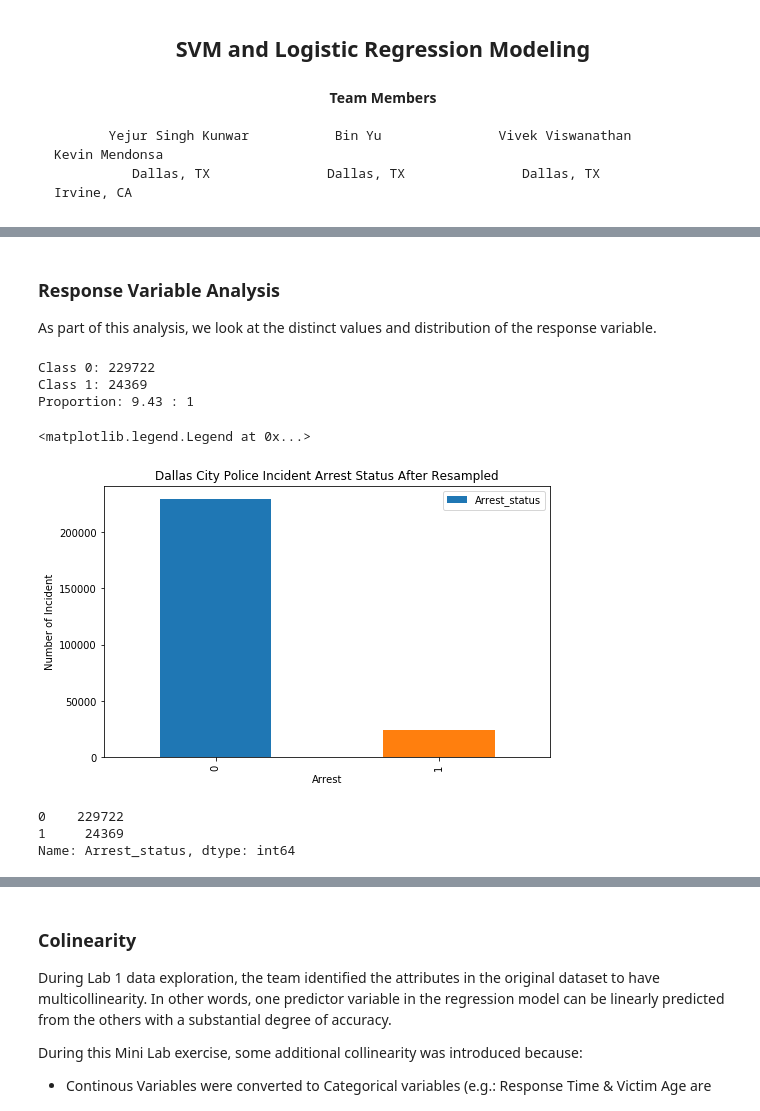
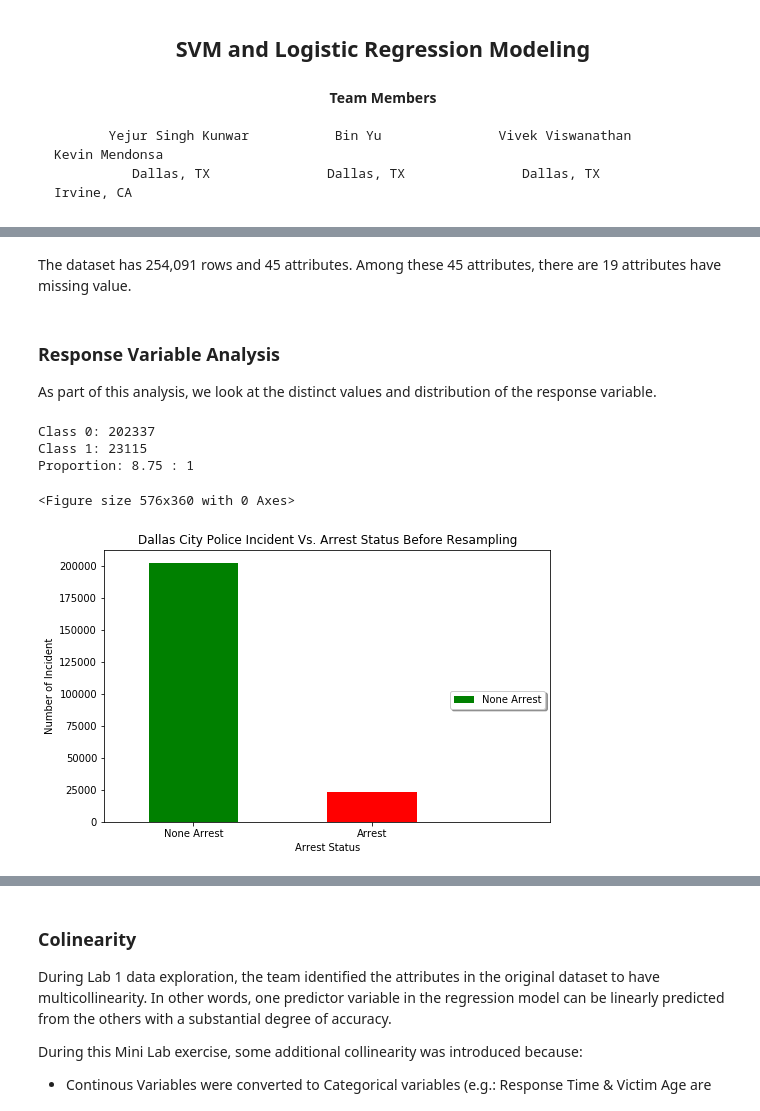
Before and after one commit to chaoshunh/MSDS7331-Data-Mining, a Jupyter notebook: In_depth_full/MINI LAB- OCT 4.ipynb, the cells around one changed output, grey strips where cells are left out. Saved outputs shown, nothing was run; the diff lists cells and outputs as text; code cells hidden in the pictures.

```diff
--- a/In_depth_full/MINI LAB- OCT 4.ipynb
+++ b/In_depth_full/MINI LAB- OCT 4.ipynb
@@ -107 +131,3 @@ Longitude                    9755
 dtype: int64
+# %% [markdown]
+The dataset has 254,091 rows and 45 attributes. Among these 45 attributes, there are 19 attributes have missing value.
@@ -111,32 +189,36 @@ dtype: int64
 As part of this analysis, we look at the distinct values and distribution of the response variable.
 # %%
 # Explore response variable distribution
-from matplotlib.legend import Legend
 plt.figure(figsize=(8,5))
 target_count = incident.Arrest_status.value_counts()
-
 print('Class 0:', target_count[0])
 print('Class 1:', target_count[1])
 print('Proportion:', round(target_count[0] / target_count[1], 2), ': 1')
 
-incident.Arrest_status.value_counts()
-incident['Arrest_status'].value_counts().plot(kind='bar')
-plt.title("Dallas City Police Incident Arrest Status After Resampled")
+# Draw bar plot
+fig = plt.figure(figsize=(8,5))
+x=[1,0]
+y=incident.Arrest_status.value_counts().as_matrix()
+
+nd = np.arange(2)
+plt.xticks(nd, ('None Arrest','Arrest'))
+#plt.xlim(0.5,4.5)
+my_colors = 'grbkymc'
+
+plt.bar(nd, y, 0.5, color=my_colors)
+plt.xlim(-0.5, 2)
+plt.title("Dallas City Police Incident Vs. Arrest Status Before Resampling")
 plt.ylabel('Number of Incident')
-plt.xlabel('Arrest')
-plt.legend()
+plt.xlabel('Arrest Status')
+plt.legend(fig, labels=('None Arrest','Arrest'), loc = "upper right"
+           , frameon =True, bbox_to_anchor=(1, 0.5),fancybox=True, shadow=True)
+plt.show()
 # %% [output]
-Class 0: 229722
-Class 1: 24369
-Proportion: 9.43 : 1
+Class 0: 202337
+Class 1: 23115
+Proportion: 8.75 : 1
-<matplotlib.legend.Legend at 0x...>
+<Figure size 576x360 with 0 Axes>
-[figure, old version]
+[figure, new version]
-# %%
-target_count.transpose()
-# %% [output]
-0    229722
-1     24369
-Name: Arrest_status, dtype: int64
 # %% [markdown]
 ### Resampling (Downsampling) the data set
 
```
Also changed, not shown: parts of 55 cells of this notebook.
